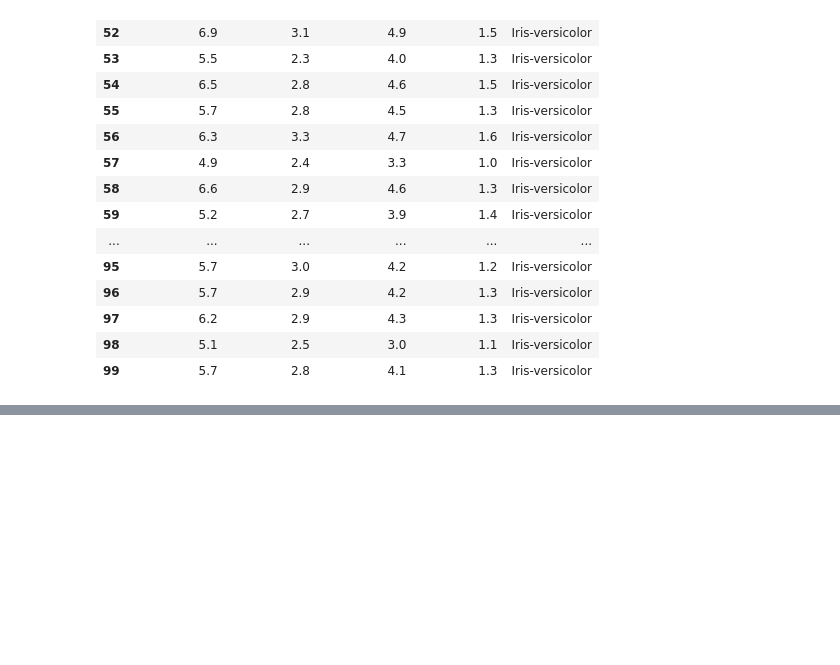
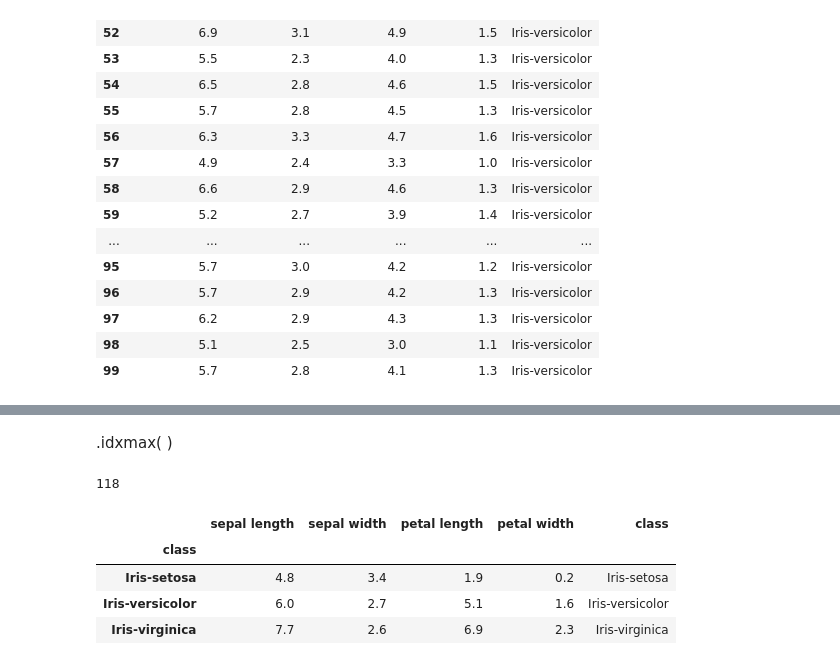
Before and after one commit to IgaMeddie/Data_Science_101, a Jupyter notebook: studying_pandas.ipynb, the cells around one changed output, grey strips where cells are left out. Saved outputs shown, nothing was run; the diff lists cells and outputs as text; code cells hidden in the pictures; blank space fills up the shorter version.

```diff
--- a/studying_pandas.ipynb
+++ b/studying_pandas.ipynb
@@ -446,0 +481,17 @@ iris_grouped.get_group('Iris-versicolor')
+# %% [markdown]
+.idxmax( )
+# %%
+iris['petal length'].idxmax()
+# %% [output]
+118
+# %%
+def longest_petal(g):
+    return g.loc[g['petal length'].idxmax()]
+
+iris_grouped.apply(longest_petal)
+# %% [output]
+|  | sepal length | sepal width | petal length | petal width | class |
+| class |  |  |  |  |  |
+| Iris-setosa | 4.8 | 3.4 | 1.9 | 0.2 | Iris-setosa |
+| Iris-versicolor | 6.0 | 2.7 | 5.1 | 1.6 | Iris-versicolor |
+| Iris-virginica | 7.7 | 2.6 | 6.9 | 2.3 | Iris-virginica |
```
Also changed, not shown: parts of 14 cells of this notebook.
